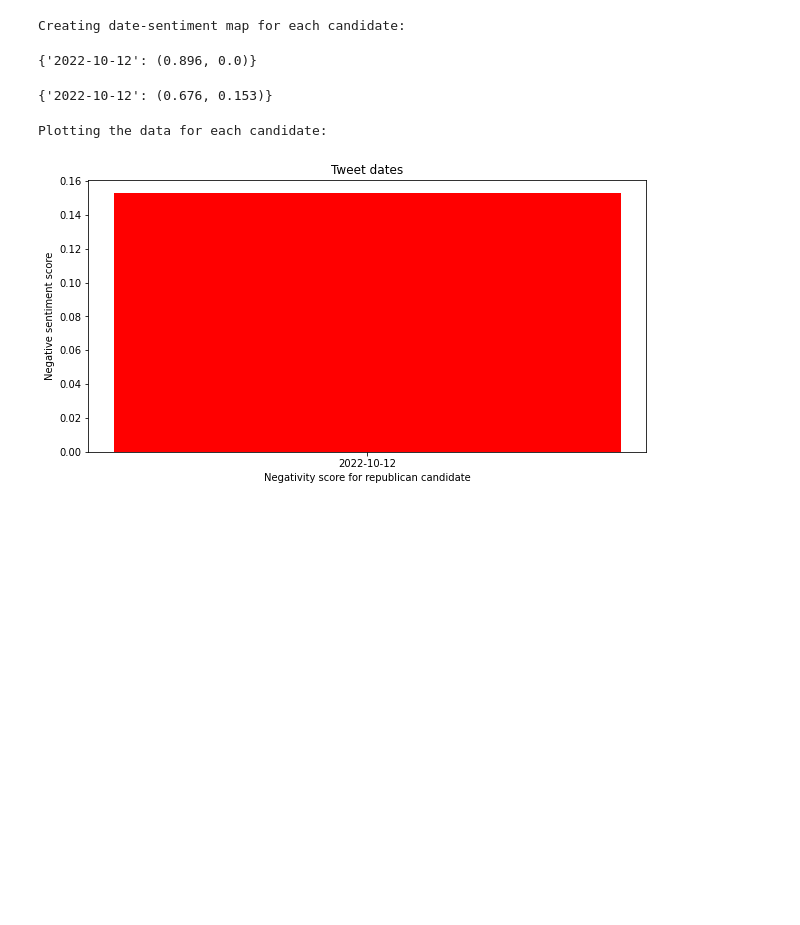
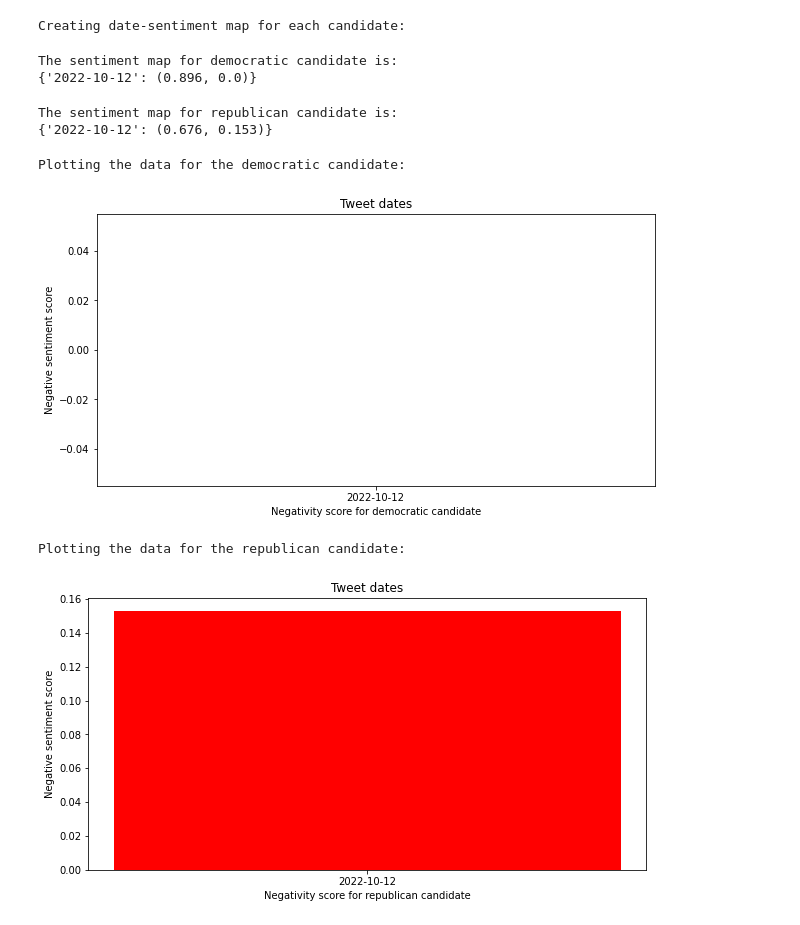
Before and after one commit to Denisfench/twitter_sentiment_analysis, a Jupyter notebook: twitter-sentiment-analysis.ipynb, the cells around one changed output. Saved outputs shown, nothing was run; the diff lists cells and outputs as text; code cells hidden in the pictures; blank space fills up the shorter version.

```diff
--- a/twitter-sentiment-analysis.ipynb
+++ b/twitter-sentiment-analysis.ipynb
@@ -292,14 +292,20 @@ democratic_total_sentiment = get_date_score_mapping(democratic_sentiments)
 republican_total_sentiment = get_date_score_mapping(republican_sentiments)
 # %% [output]
 Creating date-sentiment map for each candidate:
-# %%
-democratic_total_sentiment
-# %% [output]
-{'2022-10-12': (0.896, 0.0)}
-# %%
-republican_total_sentiment
-# %% [output]
-{'2022-10-12': (0.676, 0.153)}
+# %%
+print("The sentiment map for democratic candidate is: ")
+
+print(democratic_total_sentiment)
+# %% [output]
+The sentiment map for democratic candidate is:
+{'2022-10-12': (0.896, 0.0)}
+# %%
+print("The sentiment map for republican candidate is: ")
+
+print(republican_total_sentiment)
+# %% [output]
+The sentiment map for republican candidate is:
+{'2022-10-12': (0.676, 0.153)}
 # %%
 democratic_dates = list(democratic_total_sentiment.keys())
 democratic_sent = list(democratic_total_sentiment.values())
@@ -313,8 +319,24 @@ republican_sent = list(republican_total_sentiment.values())
 
 republican_neu_sent = [x[0] for x in republican_sent]
 republican_neg_sent = [x[1] for x in republican_sent]
+# %%
+print("Plotting the data for the democratic candidate: ")
+
+fig = plt.figure(figsize = (10, 5))
+
+# creating the bar plot
+plt.bar(democratic_dates, democratic_neg_sent, color ='red',
+        width = 0.4)
+
+plt.xlabel("Negativity score for democratic candidate")
+plt.ylabel("Negative sentiment score")
+plt.title("Tweet dates")
+plt.show()
+# %% [output]
+Plotting the data for the democratic candidate:
+[figure, added]
 # %%
-print("Plotting the data for each candidate: ")
+print("Plotting the data for the republican candidate: ")
 
 fig = plt.figure(figsize = (10, 5))
 
@@ -327,5 +349,5 @@ plt.ylabel("Negative sentiment score")
 plt.title("Tweet dates")
 plt.show()
 # %% [output]
-Plotting the data for each candidate:
+Plotting the data for the republican candidate:
 [figure]
```
